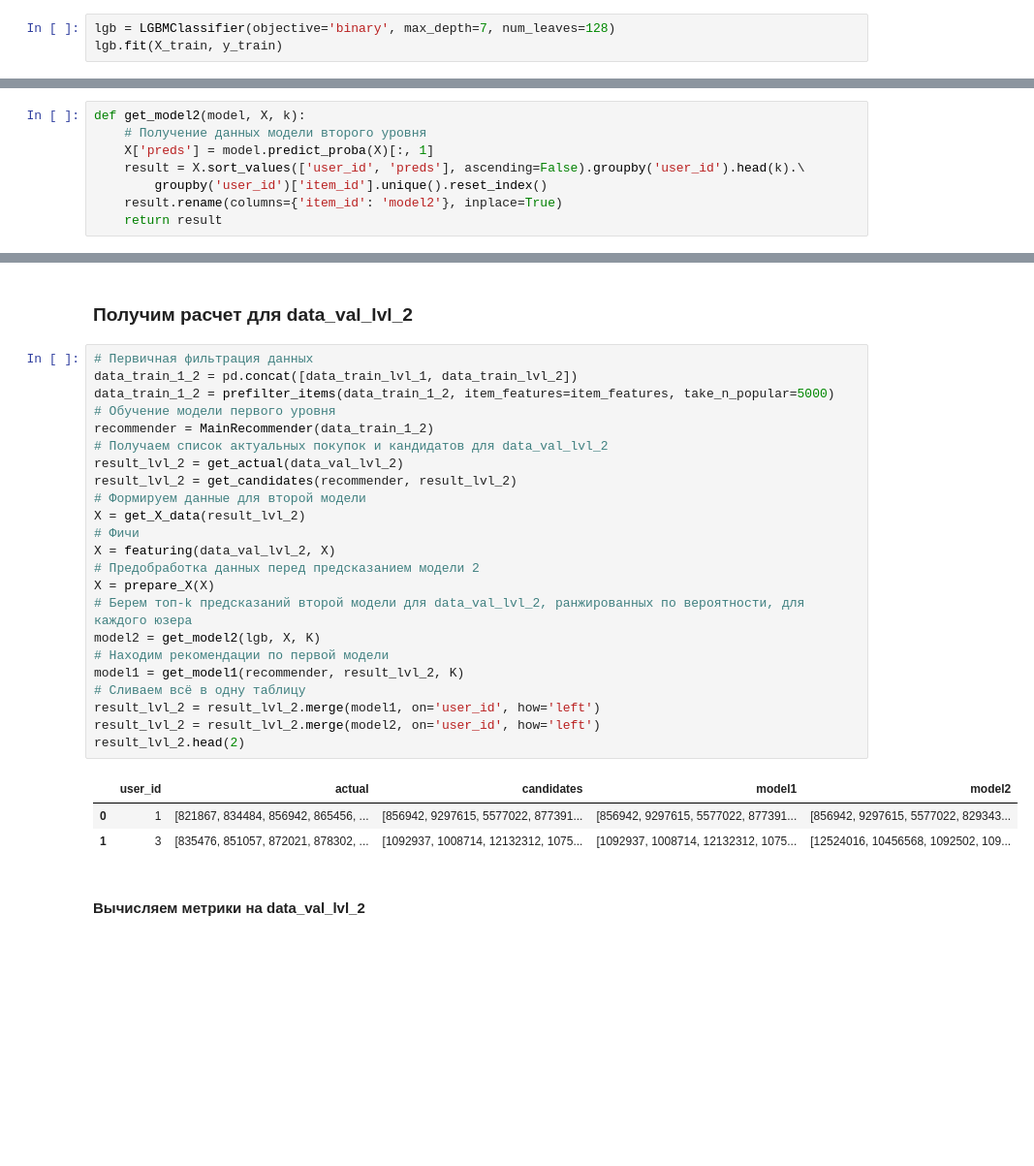
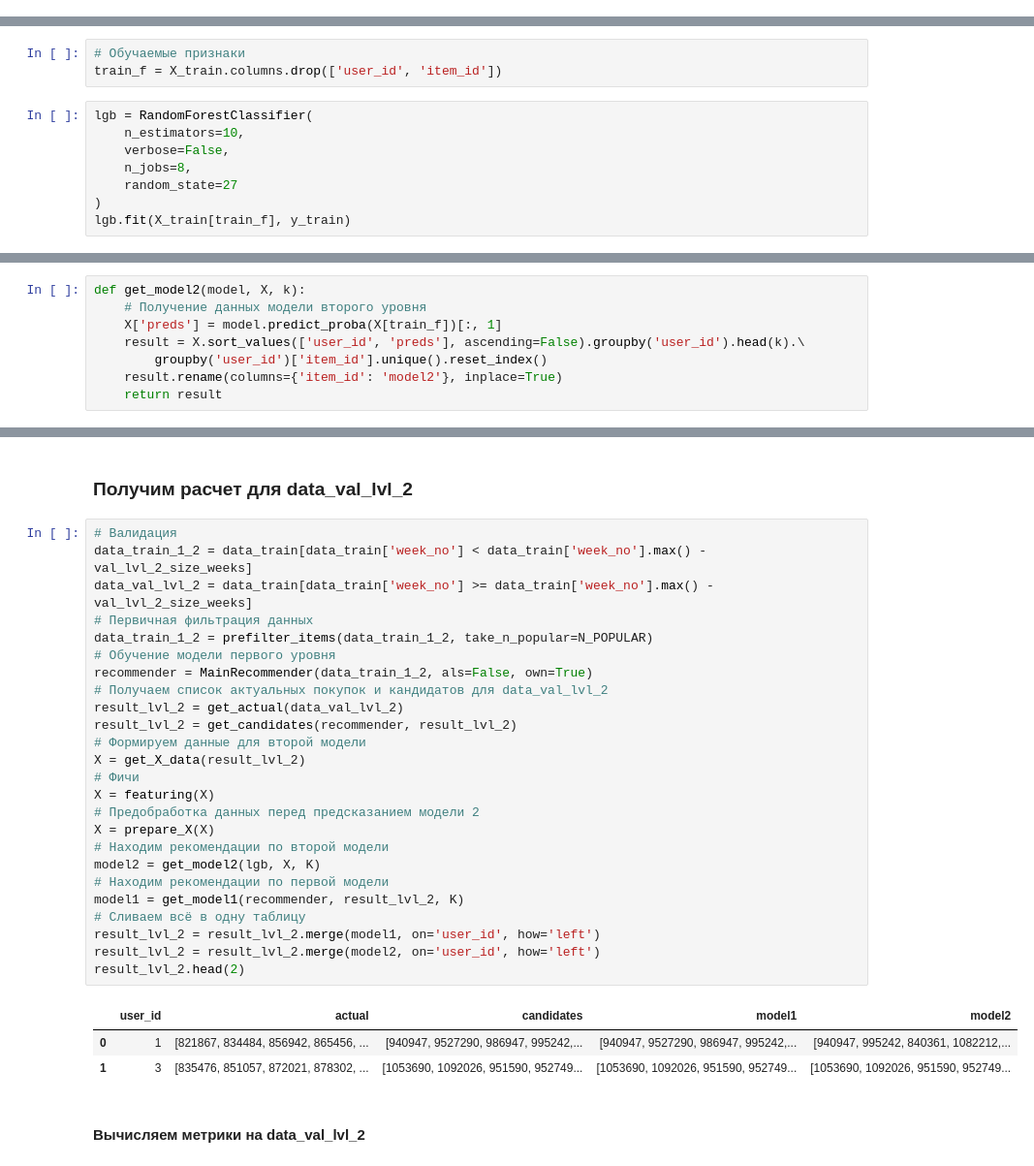
Before and after one commit to SemenovR/GB_RecommenderSystems, a Jupyter notebook: cproject/cproject.ipynb, the cells around one changed output, grey strips where cells are left out. Shown: that part at 97% size. Saved outputs shown, nothing was run; the diff lists cells and outputs as text; blank space fills up the shorter version.

```diff
--- a/cproject/cproject.ipynb
+++ b/cproject/cproject.ipynb
@@ -208,6 +234,3 @@ def split_train_test(data):
     return X_train, y_train
 # %%
 X_train, y_train = split_train_test(X_y)
-# %%
-lgb = LGBMClassifier(objective='binary', max_depth=7, num_leaves=128)
-lgb.fit(X_train, y_train)
@@ -215,0 +237,11 @@ LGBMClassifier(max_depth=7, num_leaves=128, objective='binary')
+# %%
+# Обучаемые признаки
+train_f = X_train.columns.drop(['user_id', 'item_id'])
+# %%
+lgb = RandomForestClassifier(
+    n_estimators=10,
+    verbose=False,
+    n_jobs=8,
+    random_state=27
+)
+lgb.fit(X_train[train_f], y_train)
@@ -218,7 +253,7 @@ LGBMClassifier(max_depth=7, num_leaves=128, objective='binary')
 # %%
 def get_model2(model, X, k):
     # Получение данных модели второго уровня
-    X['preds'] = model.predict_proba(X)[:, 1]
+    X['preds'] = model.predict_proba(X[train_f])[:, 1]
     result = X.sort_values(['user_id', 'preds'], ascending=False).groupby('user_id').head(k).\
         groupby('user_id')['item_id'].unique().reset_index()
     result.rename(columns={'item_id': 'model2'}, inplace=True)
@@ -270,32 +305,34 @@ print(' precision@k для модели первого уровня (data_train_
 # %% [markdown]
 ### Получим расчет для data_val_lvl_2
 # %%
+# Валидация
+data_train_1_2 = data_train[data_train['week_no'] < data_train['week_no'].max() - val_lvl_2_size_weeks]
+data_val_lvl_2 = data_train[data_train['week_no'] >= data_train['week_no'].max() - val_lvl_2_size_weeks]
 # Первичная фильтрация данных
-data_train_1_2 = pd.concat([data_train_lvl_1, data_train_lvl_2])
-data_train_1_2 = prefilter_items(data_train_1_2, item_features=item_features, take_n_popular=5000)
+data_train_1_2 = prefilter_items(data_train_1_2, take_n_popular=N_POPULAR)
 # Обучение модели первого уровня
-recommender = MainRecommender(data_train_1_2)
+recommender = MainRecommender(data_train_1_2, als=False, own=True)
 # Получаем список актуальных покупок и кандидатов для data_val_lvl_2
 result_lvl_2 = get_actual(data_val_lvl_2)
 result_lvl_2 = get_candidates(recommender, result_lvl_2)
 # Формируем данные для второй модели
 X = get_X_data(result_lvl_2)
 # Фичи
-X = featuring(data_val_lvl_2, X)
+X = featuring(X)
 # Предобработка данных перед предсказанием модели 2
 X = prepare_X(X)
-# Берем топ-k предсказаний второй модели для data_val_lvl_2, ранжированных по вероятности, для каждого юзера
+# Находим рекомендации по второй модели
 model2 = get_model2(lgb, X, K)
 # Находим рекомендации по первой модели
 model1 = get_model1(recommender, result_lvl_2, K)
 # Сливаем всё в одну таблицу
 result_lvl_2 = result_lvl_2.merge(model1, on='user_id', how='left')
 result_lvl_2 = result_lvl_2.merge(model2, on='user_id', how='left')
 result_lvl_2.head(2)
 # %% [output]
 |  | user_id | actual | candidates | model1 | model2 |
-| 0 | 1 | [821867, 834484, 856942, 865456, ... | [856942, 9297615, 5577022, 877391... | [856942, 9297615, 5577022, 877391... | [856942, 9297615, 5577022, 829343... |
-| 1 | 3 | [835476, 851057, 872021, 878302, ... | [1092937, 1008714, 12132312, 1075... | [1092937, 1008714, 12132312, 1075... | [12524016, 10456568, 1092502, 109... |
+| 0 | 1 | [821867, 834484, 856942, 865456, ... | [940947, 9527290, 986947, 995242,... | [940947, 9527290, 986947, 995242,... | [940947, 995242, 840361, 1082212,... |
+| 1 | 3 | [835476, 851057, 872021, 878302, ... | [1053690, 1092026, 951590, 952749... | [1053690, 1092026, 951590, 952749... | [1053690, 1092026, 951590, 952749... |
 # %% [markdown]
 #### Вычисляем метрики на data_val_lvl_2
 # %%
```
Also changed, not shown: parts of 30 cells of this notebook, 3 other files.
